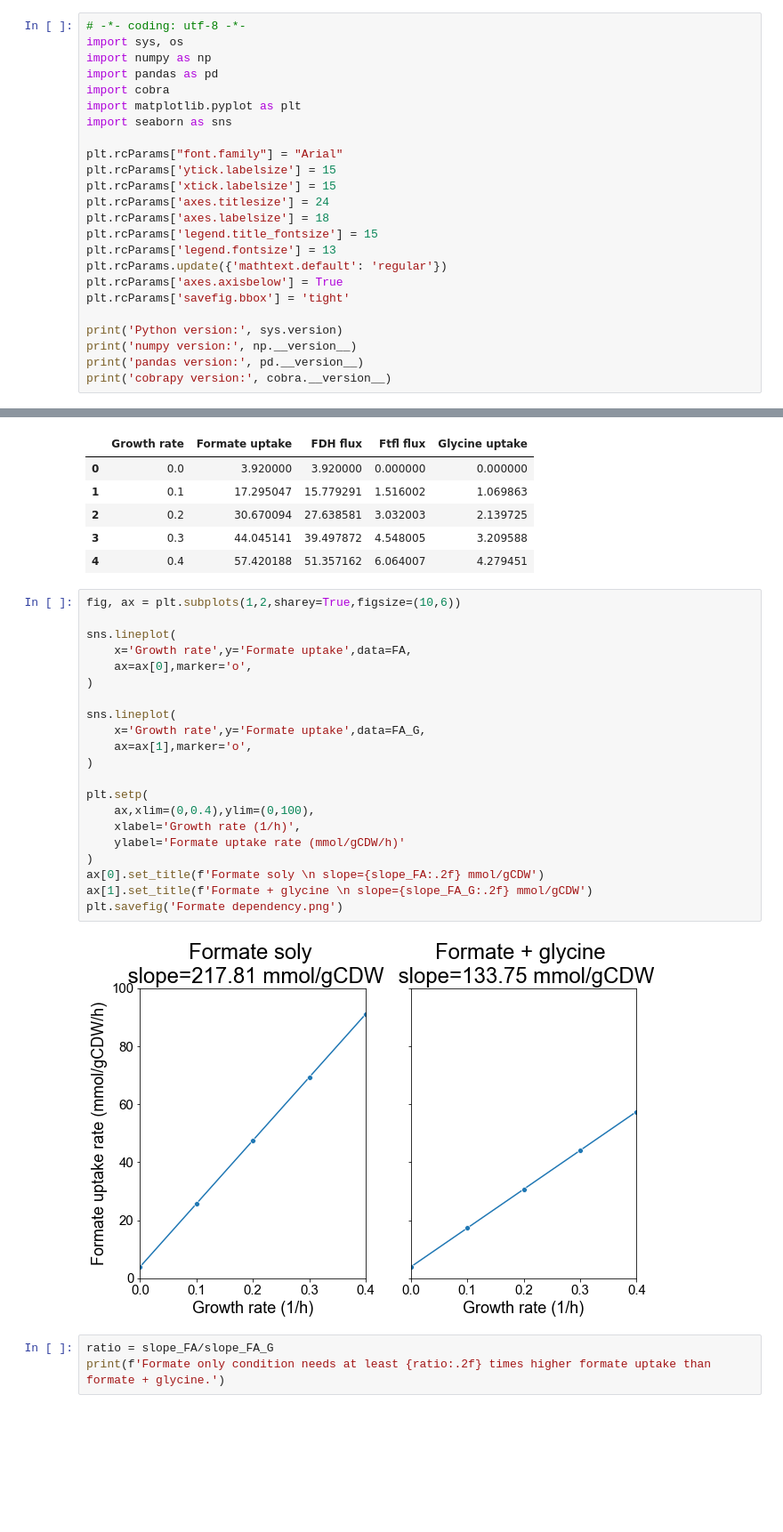
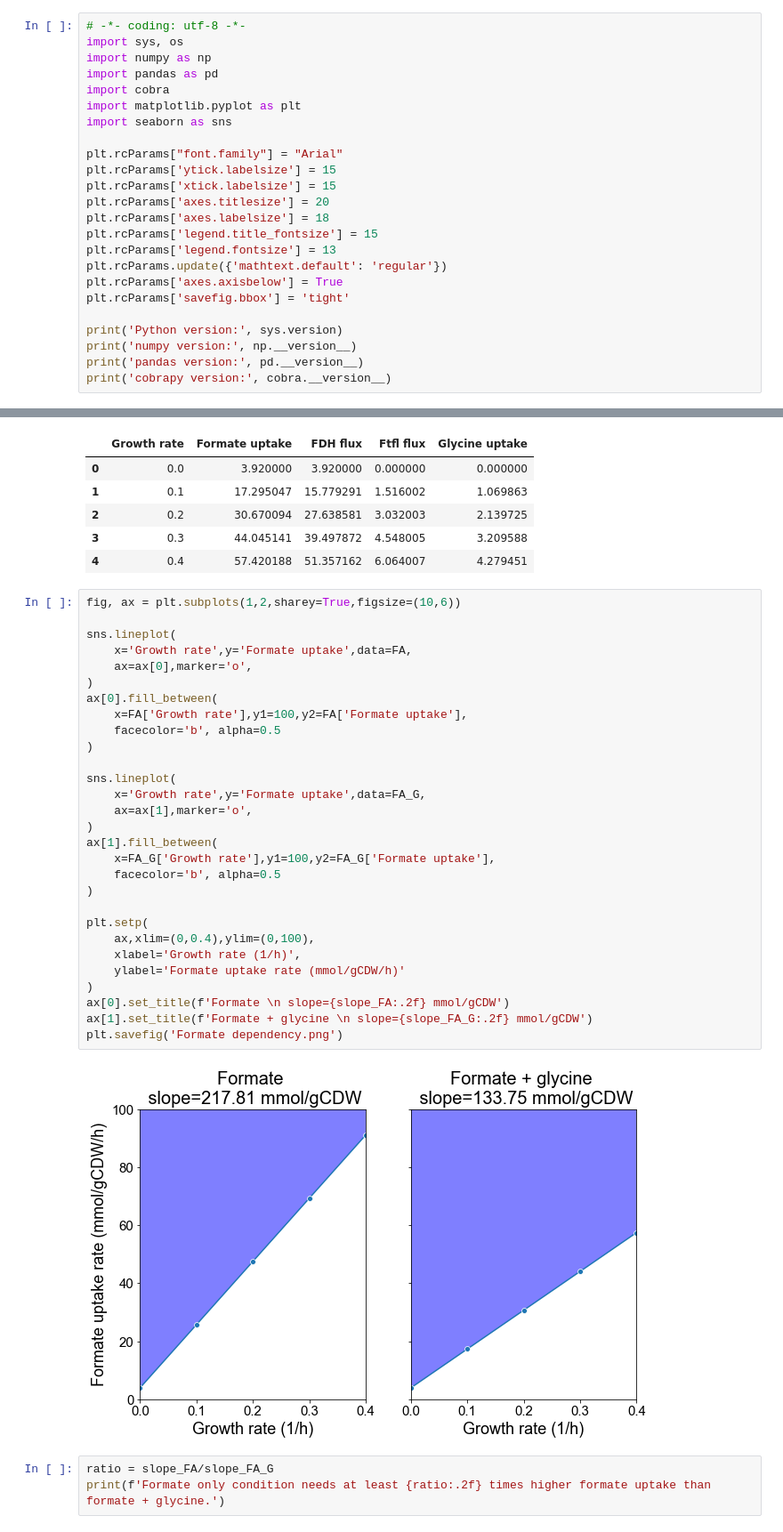
Before and after one commit to he-hai/PubSuppl, a Jupyter notebook: 2022_STC/STC_FBA.ipynb, the cells around one changed output, grey strips where cells are left out. Shown at 89% size. Saved outputs shown, nothing was run; the diff lists cells and outputs as text; blank space fills up the shorter version.

Commit message:
fill plot

```diff
--- a/2022_STC/STC_FBA.ipynb
+++ b/2022_STC/STC_FBA.ipynb
@@ -10,7 +10,7 @@ import seaborn as sns
 plt.rcParams["font.family"] = "Arial"
 plt.rcParams['ytick.labelsize'] = 15
 plt.rcParams['xtick.labelsize'] = 15
-plt.rcParams['axes.titlesize'] = 24
+plt.rcParams['axes.titlesize'] = 20
 plt.rcParams['axes.labelsize'] = 18
 plt.rcParams['legend.title_fontsize'] = 15
 plt.rcParams['legend.fontsize'] = 13
@@ -323,26 +323,34 @@ FA_G
 # %%
 fig, ax = plt.subplots(1,2,sharey=True,figsize=(10,6))
 
 sns.lineplot(
     x='Growth rate',y='Formate uptake',data=FA,
     ax=ax[0],marker='o',
 )
+ax[0].fill_between(
+    x=FA['Growth rate'],y1=100,y2=FA['Formate uptake'],
+    facecolor='b', alpha=0.5
+)
 
 sns.lineplot(
     x='Growth rate',y='Formate uptake',data=FA_G,
     ax=ax[1],marker='o',
+)
+ax[1].fill_between(
+    x=FA_G['Growth rate'],y1=100,y2=FA_G['Formate uptake'],
+    facecolor='b', alpha=0.5
 )
 
 plt.setp(
     ax,xlim=(0,0.4),ylim=(0,100),
     xlabel='Growth rate (1/h)',
     ylabel='Formate uptake rate (mmol/gCDW/h)'
 )
-ax[0].set_title(f'Formate soly \n slope={slope_FA:.2f} mmol/gCDW')
+ax[0].set_title(f'Formate \n slope={slope_FA:.2f} mmol/gCDW')
 ax[1].set_title(f'Formate + glycine \n slope={slope_FA_G:.2f} mmol/gCDW')
 plt.savefig('Formate dependency.png')
 # %% [output]
-[figure, old version]
+[figure, new version]
 # %%
 ratio = slope_FA/slope_FA_G
 print(f'Formate only condition needs at least {ratio:.2f} times higher formate uptake than formate + glycine.')
```
Also changed, not shown: parts of 1 cell of this notebook, 1 other file.
